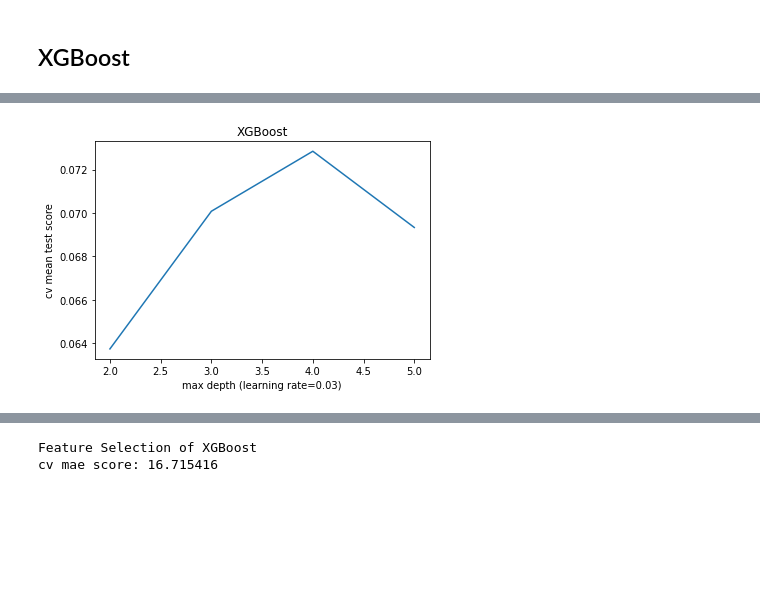
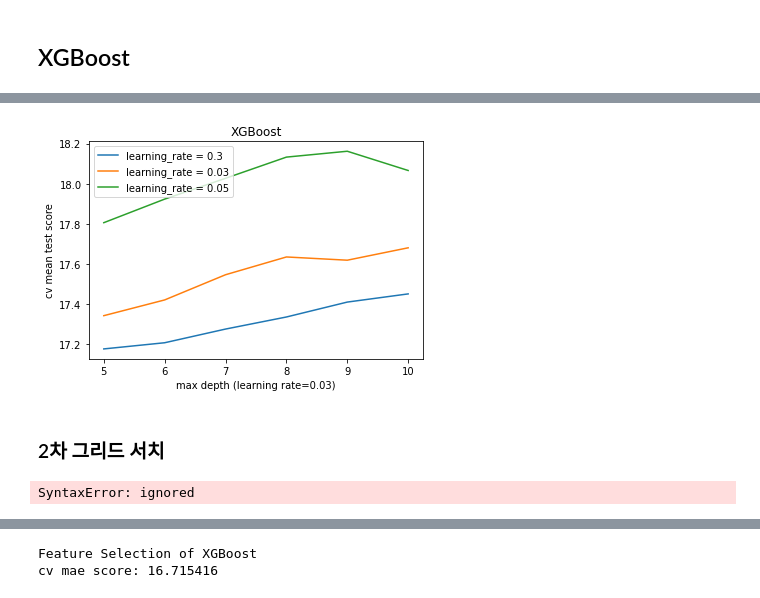
Before and after one commit to deagwon97/machine-learning-and-practice-report, a Jupyter notebook: Dacon_satellite_model.ipynb, the cells around one changed output, grey strips where cells are left out. Saved outputs shown, nothing was run; the diff lists cells and outputs as text; code cells hidden in the pictures; blank space fills up the shorter version.

```diff
--- a/Dacon_satellite_model.ipynb
+++ b/Dacon_satellite_model.ipynb
@@ -525,0 +720,13 @@ plt.show()
+# %%
+# best parameter 적용
+kf = KFold(n_splits=5)
+scores = []
+for train_index, test_index in kf.split(X_train_normalized):
+    rf = gs_rf.best_estimator_
+    rf.fit(X_train_normalized[train_index], y_train[train_index])
+    pred = rf.predict(X_train_normalized[test_index])
+    scores.append(mae(y_train[test_index], pred))
+
+Random_Forest_cv_mae = np.mean(scores)
+print('Random Forest Regressor, max_depth = {}'.format(gs_rf.best_params_['max_depth']))
+print(f'Random Forest Regressor cv_mae_score = {Random_Forest_cv_mae}\n')
@@ -578,8 +791,12 @@ plt.show()
 # %%
 from sklearn.ensemble import GradientBoostingRegressor
 
-param_grid = {'max_depth': range(2,11),
+param_grid = {'max_depth': range(2,10),
               'learning_rate': [0.05, .1]}
-gs_gbr = GridSearchCV(GradientBoostingRegressor(), param_grid, refit=True, verbose=2, scoring='neg_mean_squared_error')
+gs_gbr = GridSearchCV(GradientBoostingRegressor(),
+                      param_grid,
+                      refit=True,
+                       scoring = make_scorer(mae, greater_is_better=False),
+                       verbose=2)
 gs_gbr.fit(X_train, y_train)
 # %% [output]
@@ -653,5 +899,6 @@ feature selection
 # %%
 # feature_importance: 가장 중요한 feature 인덱스 순으로 정렬
+gbr = gs_gbr.best_estimator_
 gbr.fit(X_train, y_train)
 fi = gbr.feature_importances_.tolist()
 fi_sort = sorted(fi, reverse=True)
@@ -661,15 +908,16 @@ for i in range(14):
 
 # 중요도 높은 feature 순서대로 선택하여 훈련
 cv_mae_selected = []
-for i in range(1,15):
+for i in tqdm(range(1,15)):
     X_train_selected = X_train[:,feature_importance[:i]]
     kf = KFold(n_splits=5)
     scores = []
     for train_index, test_index in kf.split(X_train_selected):
-        gbr = GradientBoostingRegressor(max_depth = gs_gbr.best_params_['max_depth'], learning_rate = gs_gbr.best_params_['learning_rate'])
+        gbr = gs_gbr.best_estimator_
         gbr.fit(X_train_selected[train_index], y_train[train_index])
         pred = gbr.predict(X_train_selected[test_index])
         scores.append(mae(y_train[test_index], pred))
+
     cv_mae = np.mean(scores)
     cv_mae_selected.append(cv_mae)
-    print(i, 'fold')
+    #print(i, 'fold')
@@ -705,9 +940,9 @@ from sklearn.model_selection import GridSearchCV
 
 xgb = XGBRegressor()
 parameters = {'nthread':[4],
-              'objective':['reg:linear'], # reg:squarederror라고 warning 뜨지만 잘만 돌아감 ㅎㅎ
+              'objective':['reg:linear'], # reg:squarederror라고 warning 뜨지만 잘만 돌아감 ㅎㅎ # 열심히 듣긴했는데 사실 별로 안 궁금 ㅎㅎ
               'learning_rate': [.03, 0.05, .1],
-              'max_depth': [2, 3, 4, 5],
+              'max_depth': [5, 6, 7, 8, 9, 10],
               'min_child_weight': [4],
               'silent': [1],
               'subsample': [0.7],
@@ -718,6 +953,7 @@ xgb_grid = GridSearchCV(xgb,
                         parameters,
                         cv = 3,
                         #n_jobs = 5,
+                        scoring = make_scorer(mae, greater_is_better=False),
                         n_jobs = -1,
                         verbose=True)
 
@@ -773,8 +1012,41 @@ XGBoost cv_mae_score = 16.728633880615234
 # %%
-plt.plot(range(2,6), xgb_grid.cv_results_['mean_test_score'][:4])
+plt.plot([5, 6, 7, 8, 9, 10], -xgb_grid.cv_results_['mean_test_score'][:6], label='learning_rate = 0.3')
+plt.plot([5, 6, 7, 8, 9, 10], -xgb_grid.cv_results_['mean_test_score'][6:12], label='learning_rate = 0.03')
+plt.plot([5, 6, 7, 8, 9, 10], -xgb_grid.cv_results_['mean_test_score'][12:18], label='learning_rate = 0.05')
+
+plt.legend()
 plt.title('XGBoost')
 plt.xlabel('max depth (learning rate={})'.format(xgb_grid.best_params_['learning_rate']))
 plt.ylabel('cv mean test score')
 plt.show()
 # %% [output]
-[figure, old version]
+[figure, new version]
+# %% [markdown]
+### 2차 그리드 서치
+# %%
+xgb = XGBRegressor()
+parameters = {#'nthread':[4],
+              #'objective':['reg:linear'], # reg:squarederror라고 warning 뜨지만 잘만 돌아감 ㅎㅎ
+              #'learning_rate': [.3],
+              'max_depth': range(1,10),
+              #'min_child_weight': [4],
+              #'silent': [1],
+              #'subsample': [0.7],
+              #'colsample_bytree': [0.7],
+              'n_estimators': [50,100,200]
+              }
+
+xgb_grid = GridSearchCV(xgb,
+                        parameters,
+                        cv = 3,
+                        learning_rate = 0.3,
+                        #n_jobs = 5,
+                        scoring = make_scorer(mae, greater_is_better=False),
+                        n_jobs = -1,
+                        verbose=True)
+
+xgb_grid.fit(X_train, y_train)
+# print(xgb_grid.best_score_)
+# print(xgb_grid.best_params_)
+# %% [output]
+SyntaxError: ignored
```
Also changed, not shown: parts of 59 cells of this notebook.
